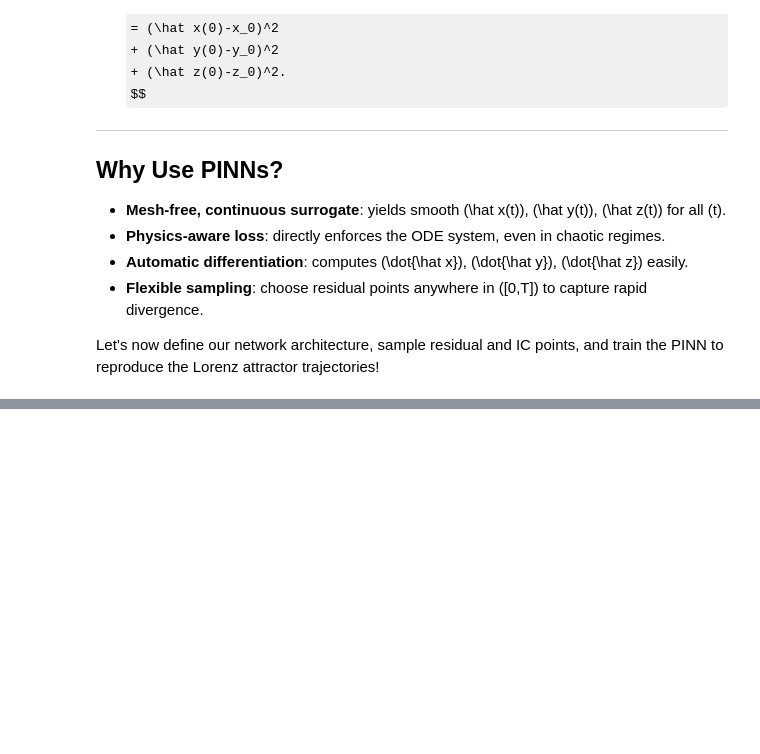
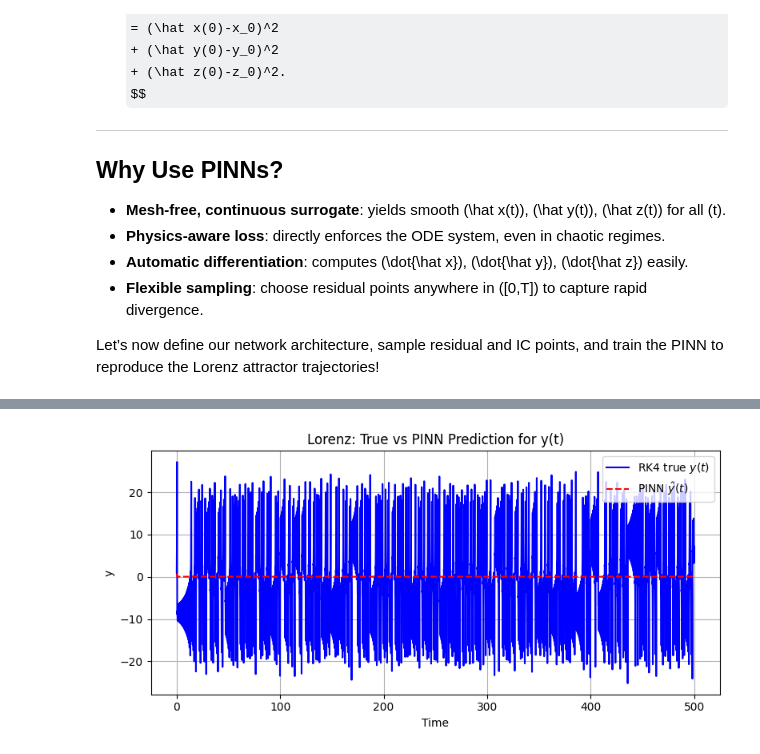
Before and after one commit to Aman-Sunesh/Physics-Informed-Neural-Networks-for-Classical-Physics-Laws, a Jupyter notebook: Lorenz_System.ipynb, the cells around one changed output, grey strips where cells are left out. Cells and saved outputs as stored; diff of their text form; code cells hidden in the pictures; some formulas as TeX source; blank space fills up the shorter version.

```diff
--- a/Lorenz_System.ipynb
+++ b/Lorenz_System.ipynb
@@ -164,0 +271,13 @@ def train(network, t, x, y, z, t0, x0, y0, z0, sigma, rho, beta, epochs, lr = 1e
+# %%
+plt.figure(figsize=(8,4))
+plt.plot(t_np, trajectory[:,1], 'b-', label='RK4 true $y(t)$')
+plt.plot(t_np, y_pred, 'r--', label='PINN $\\hat y(t)$')
+plt.xlabel('Time')
+plt.ylabel('y')
+plt.title('Lorenz: True vs PINN Prediction for y(t)')
+plt.legend()
+plt.grid(True)
+plt.tight_layout()
+plt.show()
+# %% [output]
+[figure, added]
```
Also changed, not shown: parts of 12 cells of this notebook, 1 other file.
